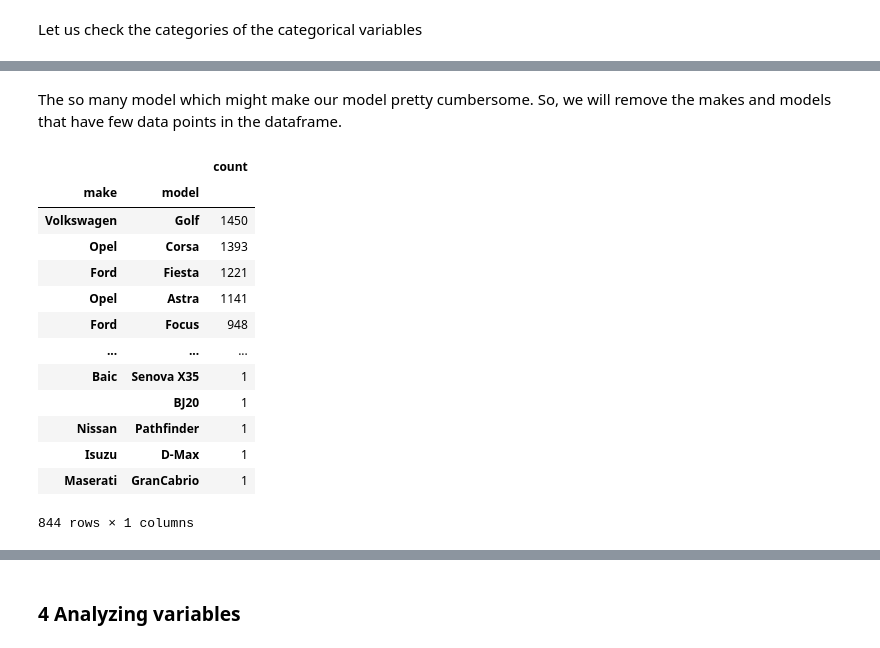
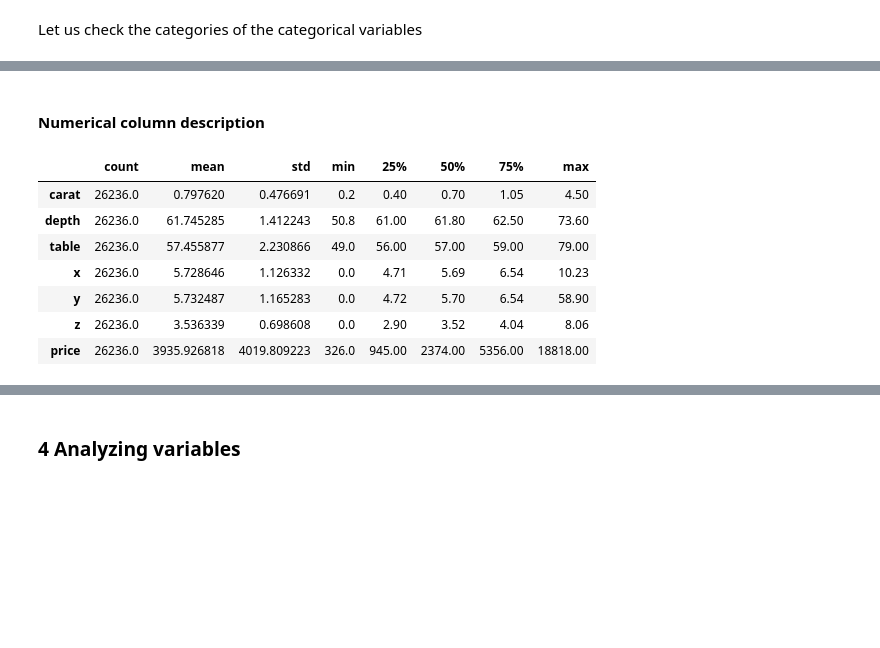
Before and after one commit to imamulahsan/Car_Price_Prediction_Germany, a Jupyter notebook: notebook/EDA_Car_Price_Prediction_Germany.ipynb, the cells around one changed output, grey strips where cells are left out. Saved outputs shown, nothing was run; the diff lists cells and outputs as text; code cells hidden in the pictures; blank space fills up the shorter version.

```diff
--- a/notebook/EDA_Car_Price_Prediction_Germany.ipynb
+++ b/notebook/EDA_Car_Price_Prediction_Germany.ipynb
@@ -15,6 +35,6 @@ warnings.filterwarnings('ignore')
 # %% [markdown]
 Import the CSV Data as Pandas DataFrame
 # %%
-df = pd.read_csv('data/autoscout24-germany-dataset.csv')
+df = pd.read_csv('data/gemstonedataset.csv')
 df.head()
 # %% [output]
@@ -81,11 +97,2 @@ We want to transform the 'year' variable to an 'age' variable representing the a
 # %%
-from datetime import datetime
-
-# Create a new column: 'age'
-df['age'] = datetime.now().year - df['year']
-
-# Drop the 'year' column
-df = df.drop('year', axis=1)
-
-# Show the top five rows of the cars dataset
-df.head()
+df = df.drop(labels=['Unnamed: 0'],axis=1)
@@ -139,4 +142,6 @@ memory usage: 3.4+ MB
 # %%
-pd.set_option('display.float_format', lambda x: '%.3f' % x)
-df.describe()
+numerical_columns = list(df.columns[df.dtypes!='object'])
+categorical_columns = list(df.columns[df.dtypes=='object'])
+print(f'Numerical Columns   : {numerical_columns}')
+print(f'Categorical Columns : {categorical_columns}')
 # %% [output]
@@ -206,27 +184,14 @@ Categories in 'offerType' variable:      ['Used' 'Demonstration' "Employee's car
 # %% [markdown]
-The so many model which might make our model pretty cumbersome. So, we will remove the makes and models that have few data points in the dataframe.
+#### Numerical column description
 # %%
-# Count the values of each distinct make and model in the dataset
-make_model_counts = df[['make','model']].value_counts()
-
-# Transform the resulting Pandas series into a dataframe
-make_model_counts = pd.DataFrame(make_model_counts)
-
-# Inspect the result
-make_model_counts
+df.describe().T
 # %% [output]
-|  |  | count |
-| make | model |  |
-| Volkswagen | Golf | 1450 |
-| Opel | Corsa | 1393 |
-| Ford | Fiesta | 1221 |
-| Opel | Astra | 1141 |
-| Ford | Focus | 948 |
-| ... | ... | ... |
-| Baic | Senova X35 | 1 |
-|  | BJ20 | 1 |
-| Nissan | Pathfinder | 1 |
-| Isuzu | D-Max | 1 |
-| Maserati | GranCabrio | 1 |
+|  | count | mean | std | min | 25% | 50% | 75% | max |
+| carat | 26236.0 | 0.797620 | 0.476691 | 0.2 | 0.40 | 0.70 | 1.05 | 4.50 |
+| depth | 26236.0 | 61.745285 | 1.412243 | 50.8 | 61.00 | 61.80 | 62.50 | 73.60 |
+| table | 26236.0 | 57.455877 | 2.230866 | 49.0 | 56.00 | 57.00 | 59.00 | 79.00 |
+| x | 26236.0 | 5.728646 | 1.126332 | 0.0 | 4.71 | 5.69 | 6.54 | 10.23 |
+| y | 26236.0 | 5.732487 | 1.165283 | 0.0 | 4.72 | 5.70 | 6.54 | 58.90 |
+| z | 26236.0 | 3.536339 | 0.698608 | 0.0 | 2.90 | 3.52 | 4.04 | 8.06 |
+| price | 26236.0 | 3935.926818 | 4019.809223 | 326.0 | 945.00 | 2374.00 | 5356.00 | 18818.00 |
-844 rows × 1 columns
 # %% [markdown]
```
Also changed, not shown: parts of 33 cells of this notebook, 10 other files.
